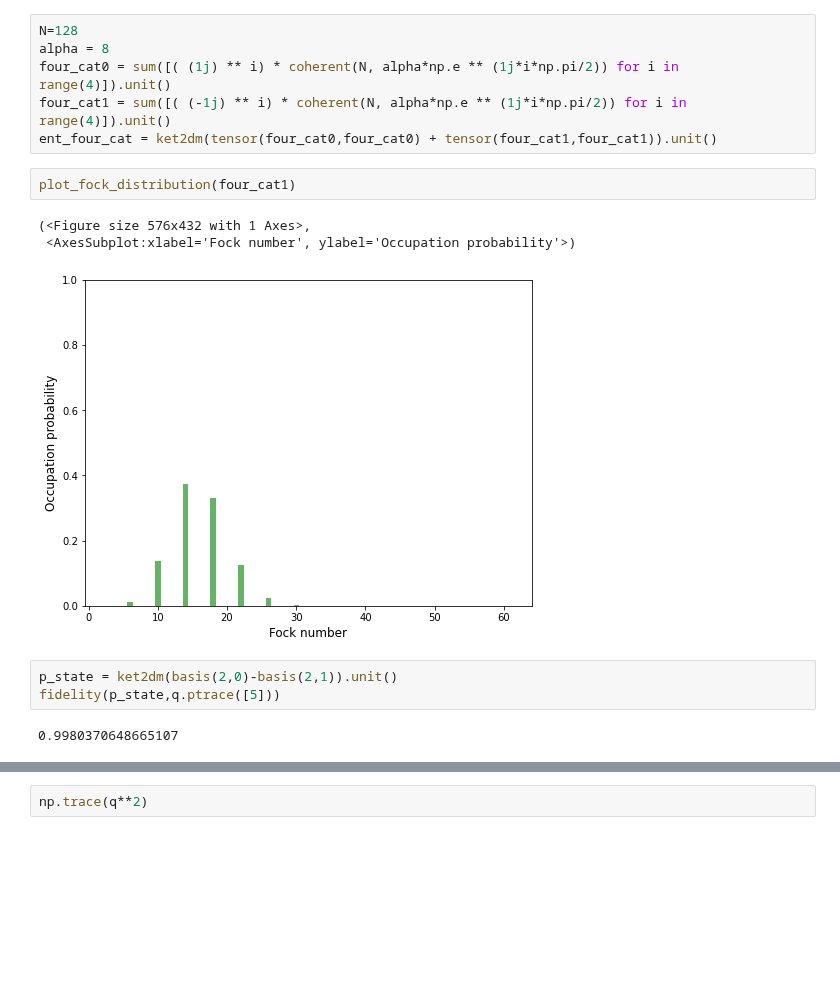
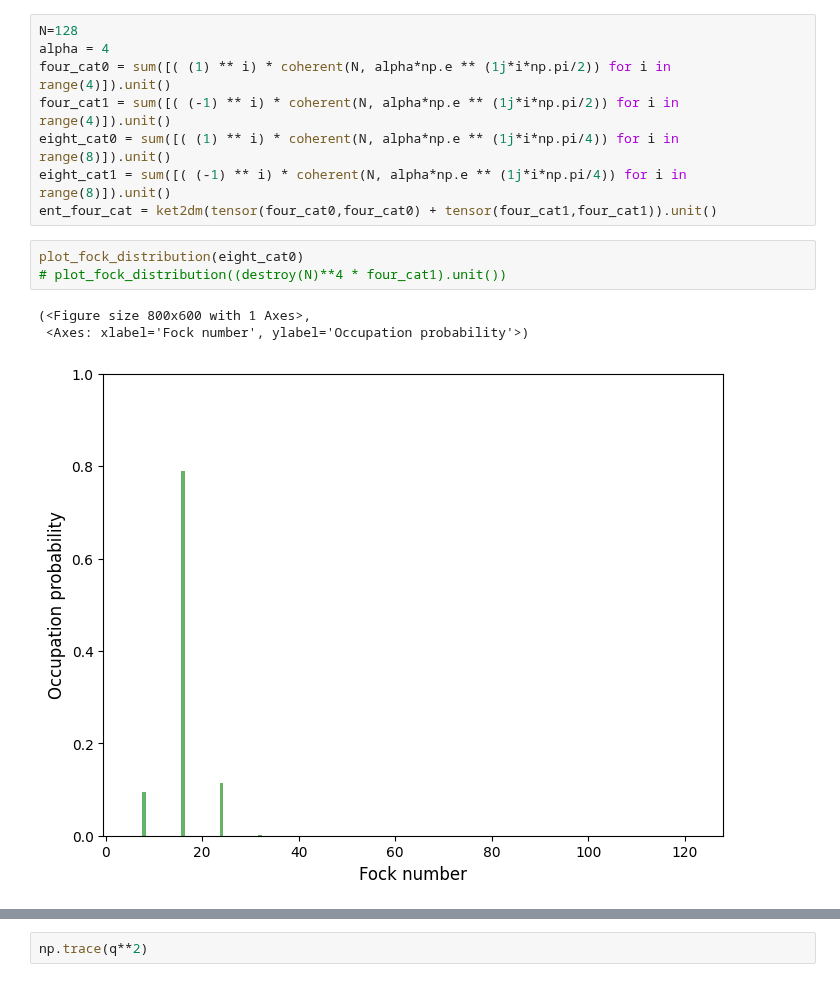
Before and after one commit to RosenblumLab/BosonicEntanglementDistillation, a Jupyter notebook: continuous2.ipynb, the cells around one changed output, grey strips where cells are left out. Saved outputs shown, nothing was run; the diff lists cells and outputs as text; blank space fills up the shorter version.

```diff
--- a/continuous2.ipynb
+++ b/continuous2.ipynb
@@ -23,19 +23,17 @@ from continuous import *
 %autoreload 2
 # %%
 N=128
-alpha = 8
-four_cat0 = sum([( (1j) ** i) * coherent(N, alpha*np.e ** (1j*i*np.pi/2)) for i in range(4)]).unit()
-four_cat1 = sum([( (-1j) ** i) * coherent(N, alpha*np.e ** (1j*i*np.pi/2)) for i in range(4)]).unit()
+alpha = 4
+four_cat0 = sum([( (1) ** i) * coherent(N, alpha*np.e ** (1j*i*np.pi/2)) for i in range(4)]).unit()
+four_cat1 = sum([( (-1) ** i) * coherent(N, alpha*np.e ** (1j*i*np.pi/2)) for i in range(4)]).unit()
+eight_cat0 = sum([( (1) ** i) * coherent(N, alpha*np.e ** (1j*i*np.pi/4)) for i in range(8)]).unit()
+eight_cat1 = sum([( (-1) ** i) * coherent(N, alpha*np.e ** (1j*i*np.pi/4)) for i in range(8)]).unit()
 ent_four_cat = ket2dm(tensor(four_cat0,four_cat0) + tensor(four_cat1,four_cat1)).unit()
 # %%
-plot_fock_distribution(four_cat1)
+plot_fock_distribution(eight_cat0)
+# plot_fock_distribution((destroy(N)**4 * four_cat1).unit())
 # %% [output]
-(<Figure size 576x432 with 1 Axes>,
- <AxesSubplot:xlabel='Fock number', ylabel='Occupation probability'>)
+(<Figure size 800x600 with 1 Axes>,
+ <Axes: xlabel='Fock number', ylabel='Occupation probability'>)
-[figure, old version]
+[figure, new version]
-# %%
-p_state = ket2dm(basis(2,0)-basis(2,1)).unit()
-fidelity(p_state,q.ptrace([5]))
-# %% [output]
-0.9980370648665107
 # %%
```
Also changed, not shown: parts of 5 cells of this notebook, 5 other files.
